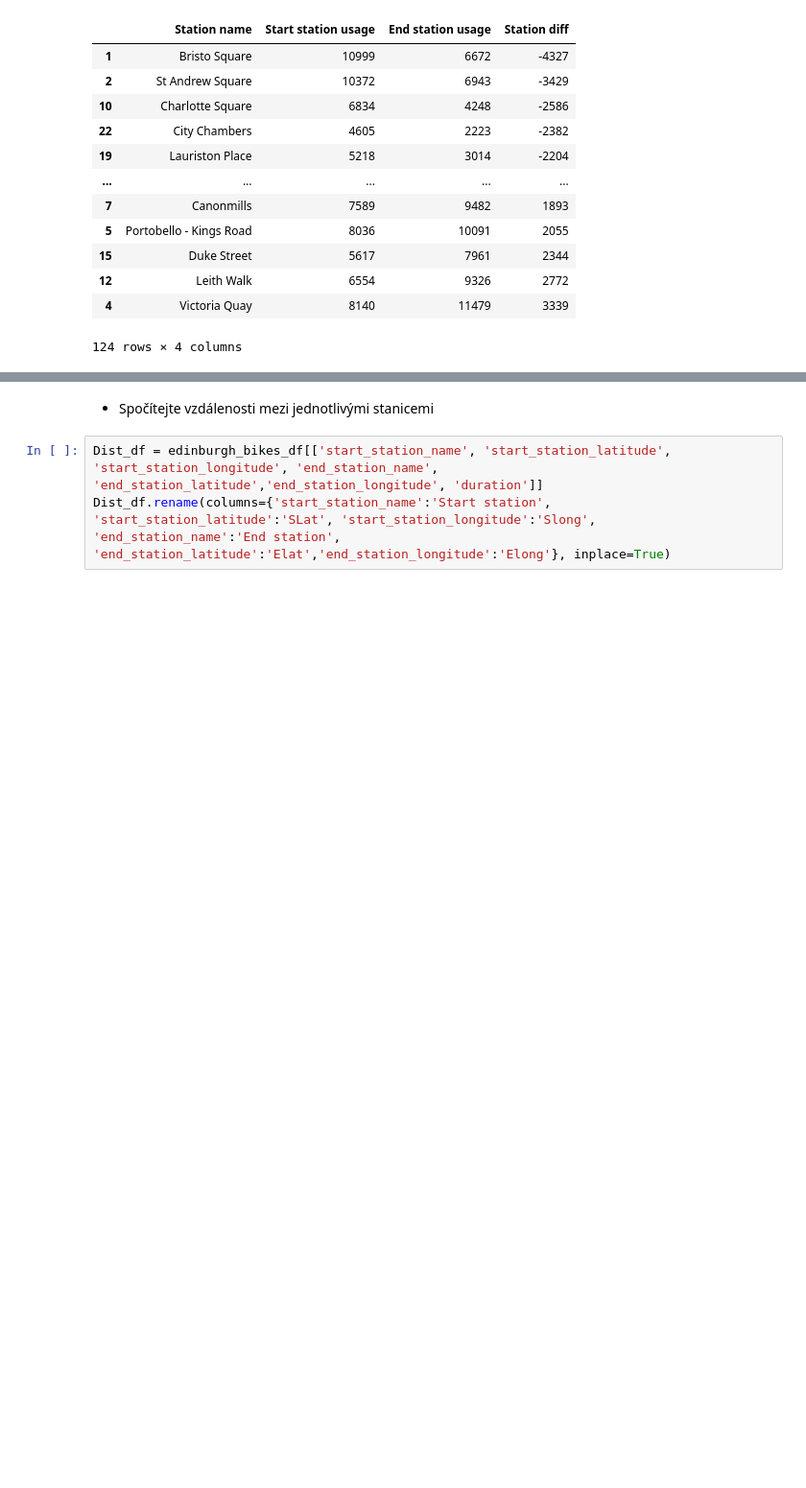
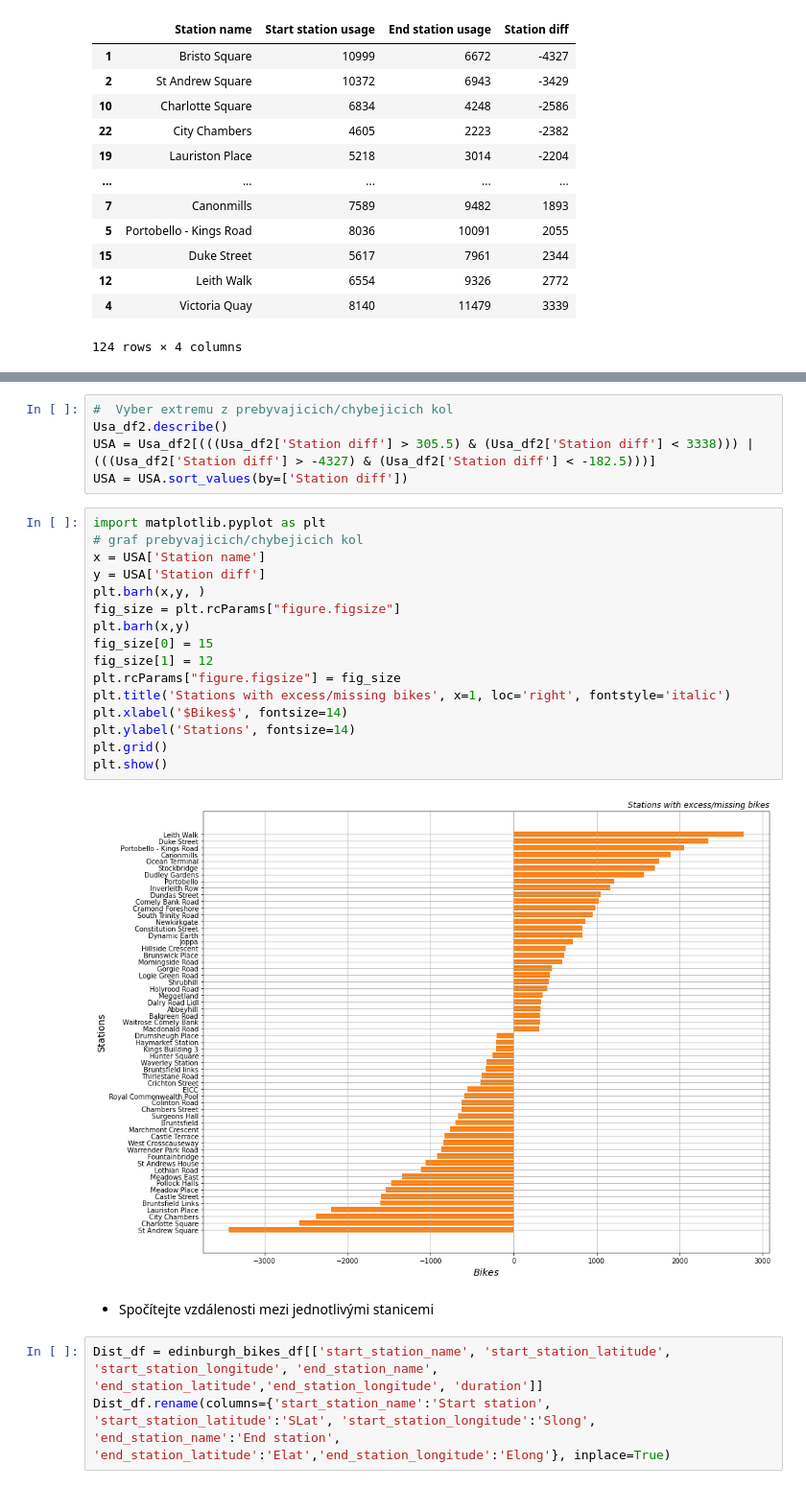
Before and after one commit to tompoles/Portfolio, a Jupyter notebook: Edinbourgh_bikes_engeto_project.ipynb, the cells around one changed output, grey strips where cells are left out. Shown at 96% size. Drawn from its saved outputs; the diff is of its cells as text; blank space fills up the shorter version.

```diff
--- a/Edinbourgh_bikes_engeto_project.ipynb
+++ b/Edinbourgh_bikes_engeto_project.ipynb
@@ -194,3 +203,26 @@ Usa_df2.sort_values(by=['Station diff'])
+# %%
+#  Vyber extremu z prebyvajicich/chybejicich kol
+Usa_df2.describe()
+USA = Usa_df2[(((Usa_df2['Station diff'] > 305.5) & (Usa_df2['Station diff'] < 3338))) | (((Usa_df2['Station diff'] > -4327) & (Usa_df2['Station diff'] < -182.5)))]
+USA = USA.sort_values(by=['Station diff'])
+# %%
+import matplotlib.pyplot as plt
+# graf prebyvajicich/chybejicich kol
+x = USA['Station name']
+y = USA['Station diff']
+plt.barh(x,y, )
+fig_size = plt.rcParams["figure.figsize"]
+plt.barh(x,y)
+fig_size[0] = 15
+fig_size[1] = 12
+plt.rcParams["figure.figsize"] = fig_size
+plt.title('Stations with excess/missing bikes', x=1, loc='right', fontstyle='italic')
+plt.xlabel('$Bikes$', fontsize=14)
+plt.ylabel('Stations', fontsize=14)
+plt.grid()
+plt.show()
+# %% [output]
+[figure, added]
 # %% [markdown]
 *   Spočítejte vzdálenosti mezi jednotlivými stanicemi
 # %%
```
Also changed, not shown: parts of 23 cells of this notebook.
